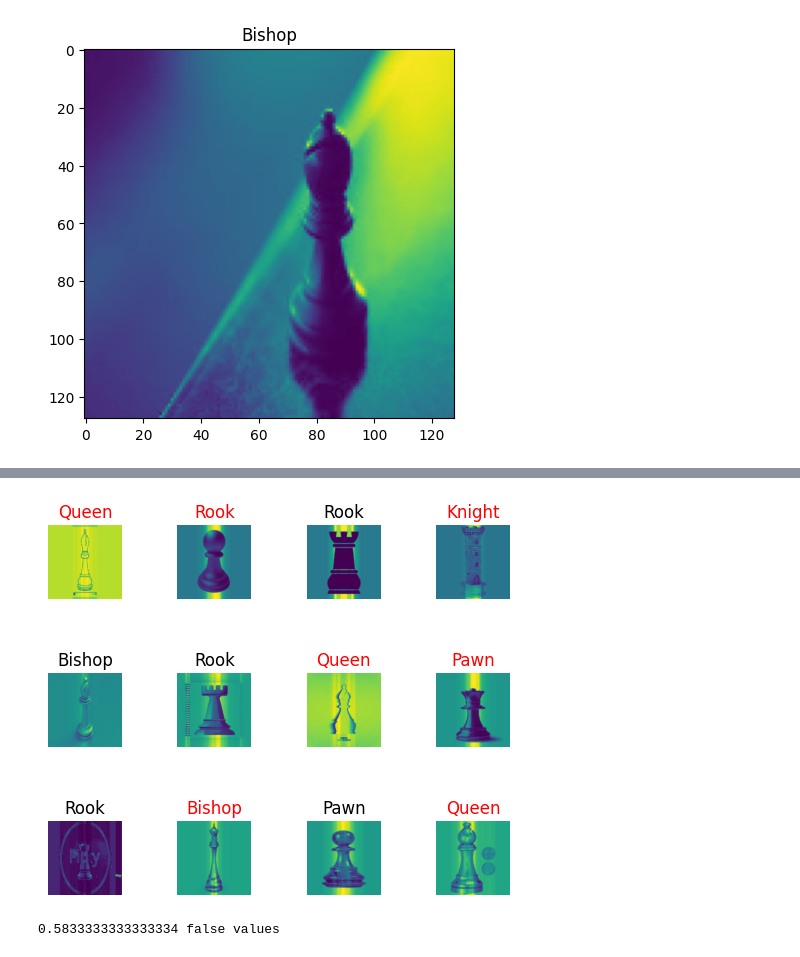
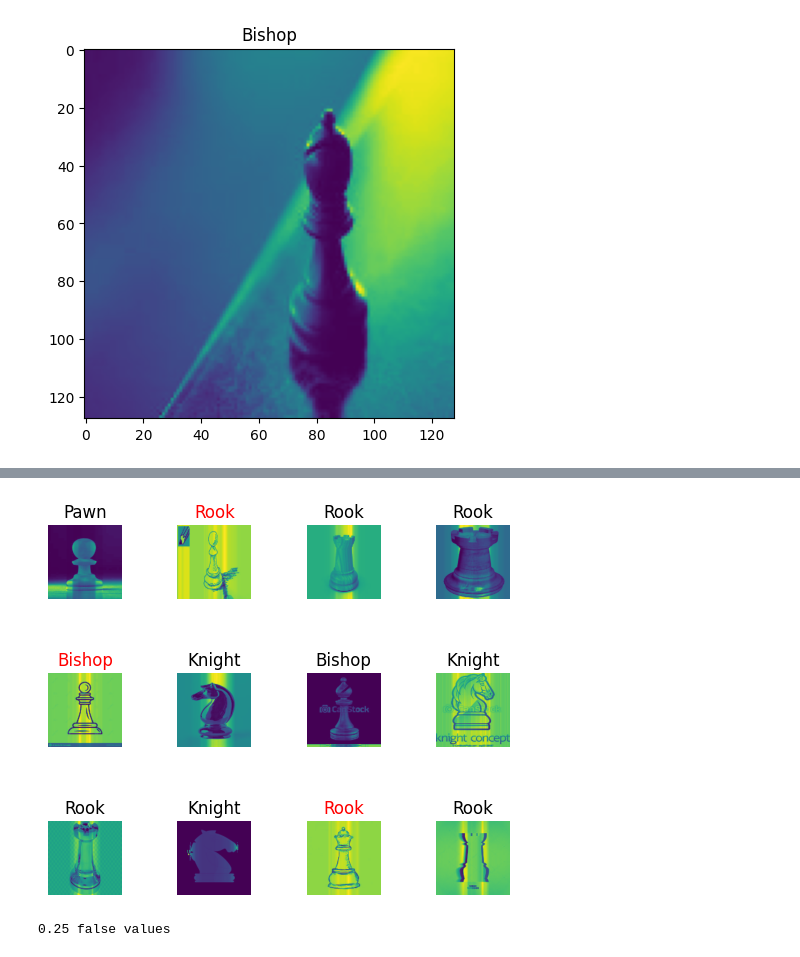
Before and after one commit to khirobenn/Deep-Learning, a Jupyter notebook: chess_model.ipynb, the cells around one changed output, grey strips where cells are left out. Drawn from its saved outputs; the diff is of its cells as text; code cells hidden in the pictures.

```diff
--- a/chess_model.ipynb
+++ b/chess_model.ipynb
@@ -40,6 +40,7 @@ for pixels, category in training_data:
     Y.append(category)
 # %%
 X = np.array(X)
+X = X.reshape(X.shape[0], X.shape[1], X.shape[2], 1)
 Y = np.array(Y)
 print(X.shape)
 print(Y.shape)
@@ -60,13 +65,18 @@ Y_test = Y[split_size:]
 # %%
 model = tf.keras.Sequential()
 
+model.add(tf.keras.layers.Conv2D(32, (3,3), activation='relu', input_shape=X.shape[1:]))
+model.add(tf.keras.layers.MaxPooling2D(pool_size=(2,2)))
+model.add(tf.keras.layers.Conv2D(32, (3,3), activation='relu'))
+model.add(tf.keras.layers.MaxPooling2D(pool_size=(2,2)))
+
 model.add(tf.keras.layers.Flatten())
-
 model.add(tf.keras.layers.Dense(128, activation=tf.nn.relu))
-model.add(tf.keras.layers.Dense(128, activation=tf.nn.relu))
-
+model.add(tf.keras.layers.Dropout(0.5))
 model.add(tf.keras.layers.Dense(len(CATEGORIES), activation=tf.nn.softmax))
 
 model.compile(optimizer='adam',
               loss='sparse_categorical_crossentropy',
               metrics=['accuracy'])
+
+model.summary()
@@ -73,3 +107,3 @@ model.compile(optimizer='adam',
 # %%
-model.fit(X_train, Y_train, epochs=50)
+model.fit(X_train, Y_train, epochs=20)
 # %% [output]
@@ -102,21 +136,21 @@ predictions = model.predict(X_test)
 # %%
-x = 11
+x = 90
 y = x+12
 # printing some pictures of the x_test and it's predictions as title
 false_values = 0
 for i in range(x, y):
     plt.subplot(3, 4, i-x+1)
     plt.subplots_adjust(hspace=1)
     plt.imshow(X_test[i])
     plt.axis('off')
     color = 'black'
     if np.argmax(predictions[i]) != Y_test[i]:
         false_values = false_values + 1
         color = 'red'
     plt.title(CATEGORIES[np.argmax(predictions[i])], color=color)
 plt.show()
 
 print(false_values/12,'false values')
 # %% [output]
-[figure, old version]
+[figure, new version]
-0.5833333333333334 false values
+0.25 false values
```
Also changed, not shown: parts of 6 cells of this notebook.
